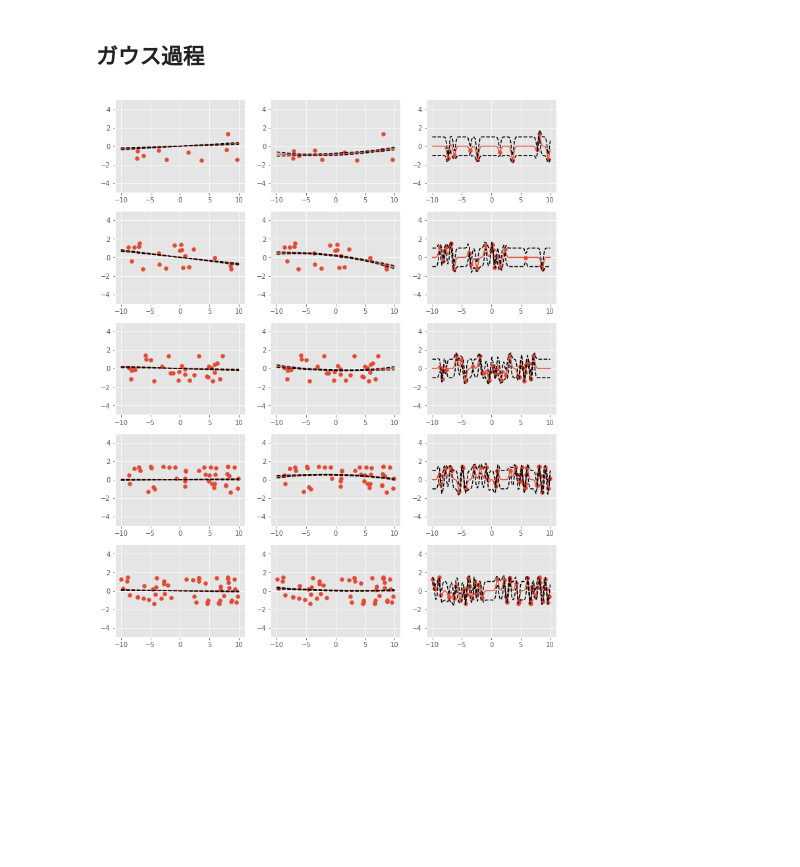
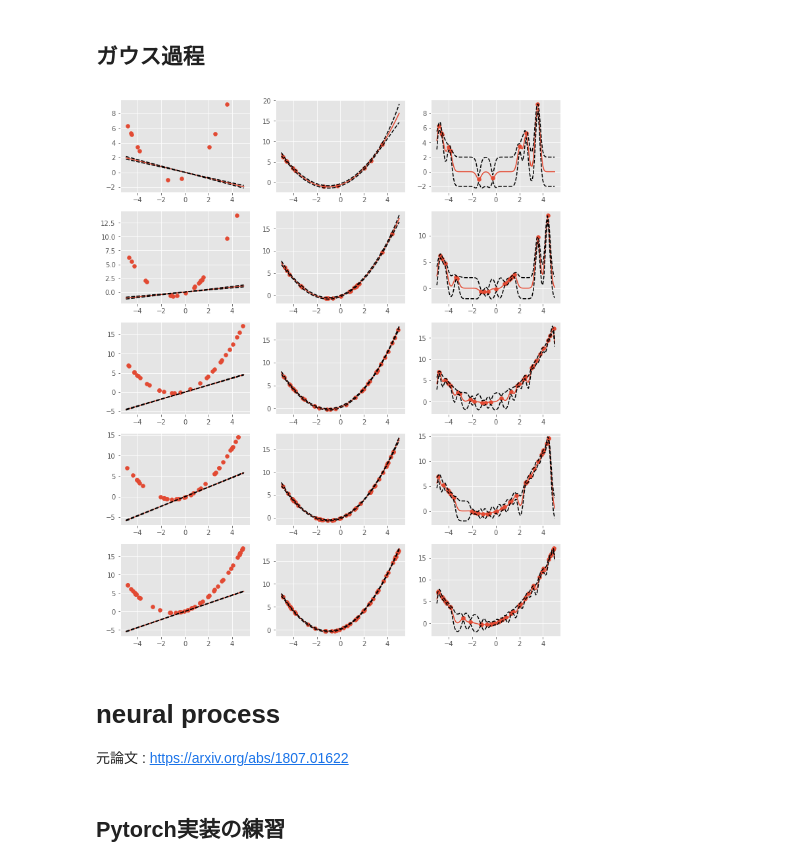
Before and after one commit to GENZITSU/Bayse, a Jupyter notebook: GaussianProcess.ipynb, the cells around one changed output. Drawn from its saved outputs; the diff is of its cells as text; code cells hidden in the pictures; blank space fills up the shorter version.

Commit message:
add gaussian process, neural process is under construction

```diff
--- a/GaussianProcess.ipynb
+++ b/GaussianProcess.ipynb
@@ -104,7 +104,7 @@ plt.show()
 # show_img(X, sampled, "before learning", IMG_PATH+f"{img_num}.png")
 
 
-N = 100
+N = 10
 max_iter = 10
 X_all = np.zeros(2)
 Y_all = np.zeros(2)
@@ -206,23 +206,23 @@ class GaussianProcess:
         sigma = np.sqrt(sigma)
         return mu, np.diag(sigma)
 # %%
-def gaussian_kernel(x, y, sigma = 0.2):
+def gaussian_kernel(x, y, scale = 1, sigma = 0.2):
     # RBFカーネル
-    return np.exp(- ((x - y) ** 2) / (2 * sigma ** 2))
+    return scale*np.exp(- ((x - y) ** 2) / (2 * sigma ** 2))
 
 def euclid_kernel(x, y):
     # ユークリッドカーネル
     return x*y
 
-def poly_kernel(x, y, c=1,d=2):
+def poly_kernel(x, y, c=1,d=4):
     # 多項式カーネル
     return np.power(c+x*y, d)
 
+# def target(x):
+#     return np.sin(2 * np.pi * train_X) + np.cos(2 * np.pi * train_X)
+
 def target(x):
-    return np.sin(2 * np.pi * train_X) + np.cos(2 * np.pi * train_X)
-
-# def target(x):
-#     return 1/2*x**2 + x
+    return 1/2*x**2 + x
 
 def sample(x, target_func, sigma=0.2):
     # target_funcにノイズを加える
@@ -230,36 +230,41 @@ def sample(x, target_func, sigma=0.2):
 # %%
 # # 観測変数のスケーリング
 # train_y_max = np.max(train_y)
 # train_y_min = np.min(train_y)
 # max_min = train_y_max - train_y_min
 # scaled_train_y = train_y - train_y_min / (max_min)
 # gp = GaussianProcess(kernel, sigma_y)
 # gp.fit(train_X, scaled_train_y)
 
 
 max_iter = 5
 fig,axes = plt.subplots(nrows=max_iter, ncols=3, figsize=(12, int(max_iter*3)))
 for i in range(max_iter):
     # サンプルの生成
     N = 10 * (i+1)
-    train_X = np.random.uniform(-10, 10, N)
+    train_X = np.random.uniform(-5, 5, N)
     train_y = sample(train_X, target)
 
     kernels = [euclid_kernel, poly_kernel, gaussian_kernel]
     for j in range(len(kernels)):
         # 観測変数のスケーリング有り
         gp = GaussianProcess(kernels[j], 0.1)
         gp.fit(train_X, train_y)
 
-        x = np.linspace(-10, 10, 100)
+        x = np.linspace(-5, 5, 100)
         mu, sigma = gp.pred(x)
 
         axes[i, j].scatter(train_X, train_y)
         axes[i, j].plot(x, mu)
-        axes[i, j].plot(x, mu+sigma, "k--")
-        axes[i, j].plot(x, mu-sigma, "k--")
-        axes[i, j].set_ylim(-5, 5)
+        axes[i, j].plot(x, mu+2*sigma, "k--")
+        axes[i, j].plot(x, mu-2*sigma, "k--")
+#         axes[i, j].set_ylim(-5, 5)
 
 plt.show()
 # %% [output]
-[figure, old version]
+[figure, new version]
+# %% [markdown]
+# neural process
+元論文 : https://arxiv.org/abs/1807.01622
+# %% [markdown]
+## Pytorch実装の練習
```
Also changed, not shown: parts of 21 cells of this notebook.
